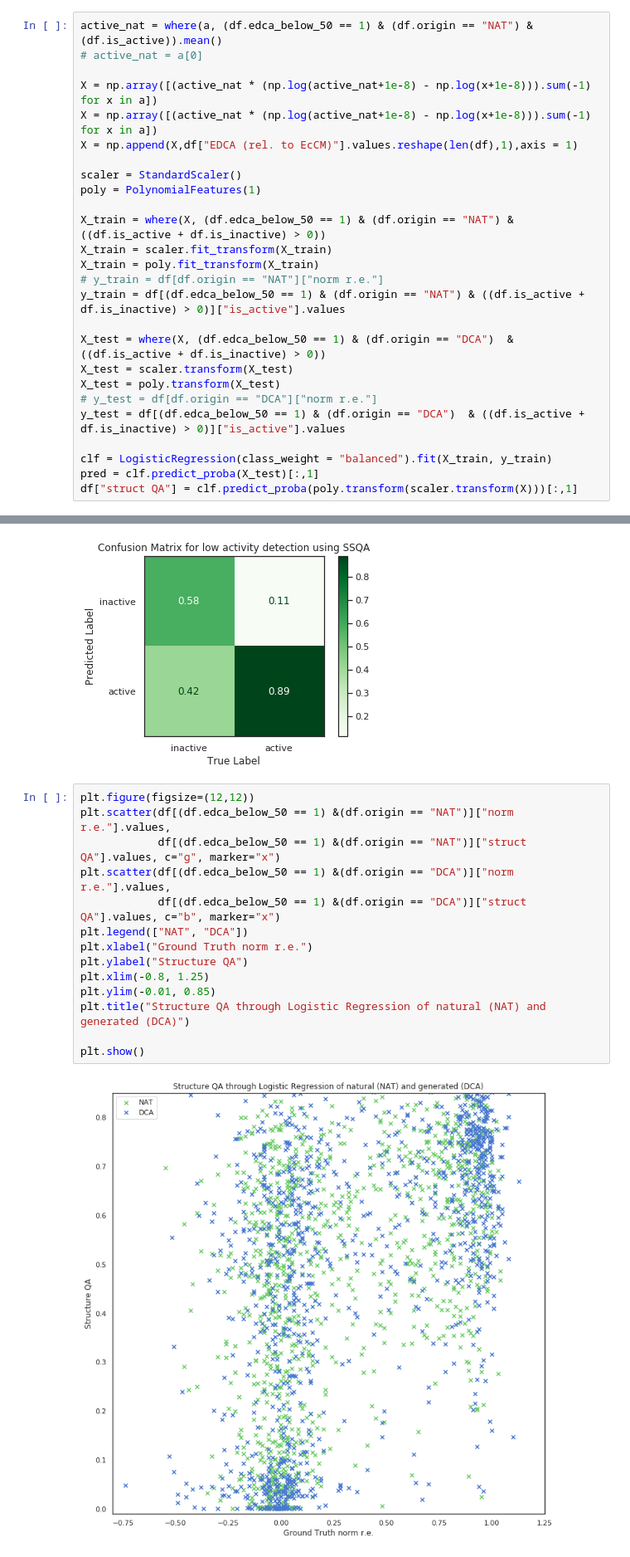
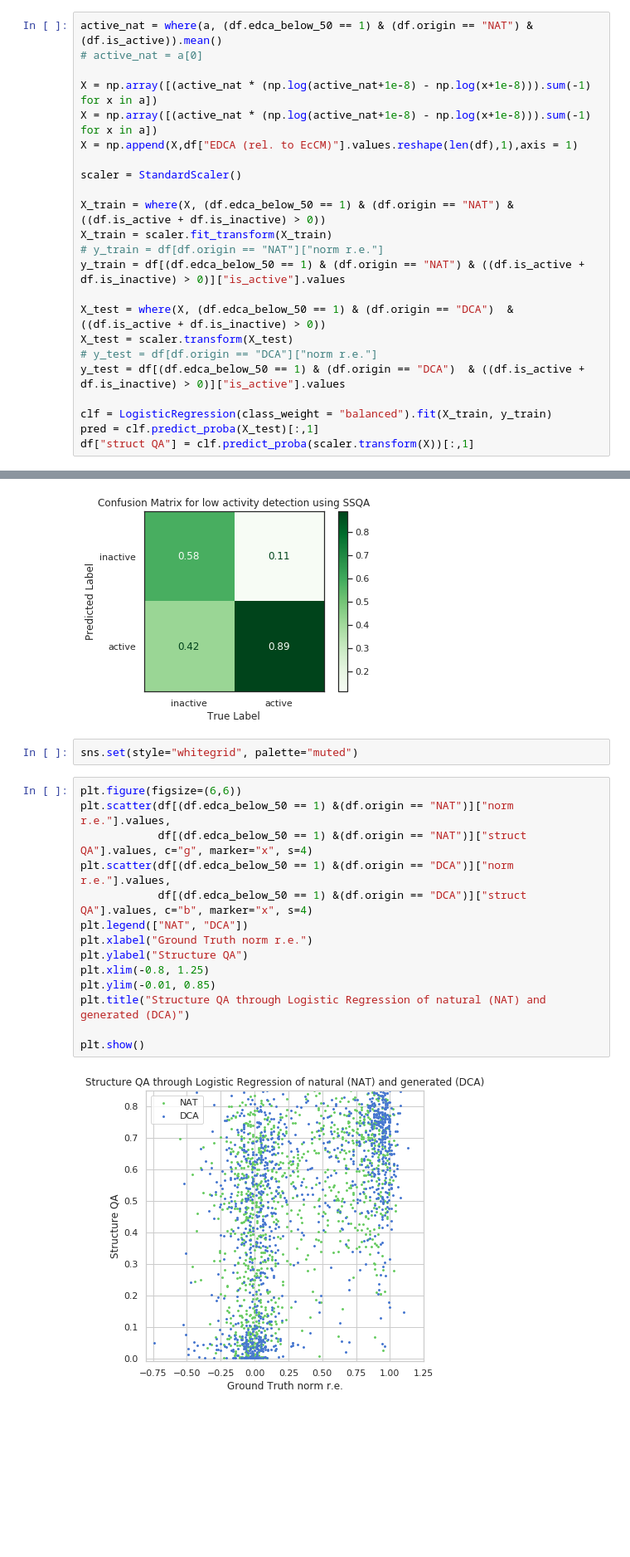
Before and after one commit to CyrilMa/ssqa, a Jupyter notebook: chorismate_mutase.ipynb, the cells around one changed output, grey strips where cells are left out. Shown at 83% size. Drawn from its saved outputs; the diff is of its cells as text; blank space fills up the shorter version.

```diff
--- a/chorismate_mutase.ipynb
+++ b/chorismate_mutase.ipynb
@@ -213,23 +213,20 @@ X = np.array([(active_nat * (np.log(active_nat+1e-8) - np.log(x+1e-8))).sum(-1)
 X = np.append(X,df["EDCA (rel. to EcCM)"].values.reshape(len(df),1),axis = 1)
 
 scaler = StandardScaler()
-poly = PolynomialFeatures(1)
 
 X_train = where(X, (df.edca_below_50 == 1) & (df.origin == "NAT") & ((df.is_active + df.is_inactive) > 0))
 X_train = scaler.fit_transform(X_train)
-X_train = poly.fit_transform(X_train)
 # y_train = df[df.origin == "NAT"]["norm r.e."]
 y_train = df[(df.edca_below_50 == 1) & (df.origin == "NAT") & ((df.is_active + df.is_inactive) > 0)]["is_active"].values
 
 X_test = where(X, (df.edca_below_50 == 1) & (df.origin == "DCA")  & ((df.is_active + df.is_inactive) > 0))
 X_test = scaler.transform(X_test)
-X_test = poly.transform(X_test)
 # y_test = df[df.origin == "DCA"]["norm r.e."]
 y_test = df[(df.edca_below_50 == 1) & (df.origin == "DCA")  & ((df.is_active + df.is_inactive) > 0)]["is_active"].values
 
 clf = LogisticRegression(class_weight = "balanced").fit(X_train, y_train)
 pred = clf.predict_proba(X_test)[:,1]
-df["struct QA"] = clf.predict_proba(poly.transform(scaler.transform(X)))[:,1]
+df["struct QA"] = clf.predict_proba(scaler.transform(X))[:,1]
 # %%
 edca = df[(df.edca_below_50 == 1) &(df.origin == "DCA")  & ((df.is_active + df.is_inactive) > 0)]["EDCA (rel. to EcCM)"].values
 # %% [markdown]
@@ -302,20 +299,22 @@ plt.xlabel("True Label")
 plt.show()
 # %% [output]
 [figure]
+# %%
+sns.set(style="whitegrid", palette="muted")
 # %%
-plt.figure(figsize=(12,12))
+plt.figure(figsize=(6,6))
 plt.scatter(df[(df.edca_below_50 == 1) &(df.origin == "NAT")]["norm r.e."].values,
-            df[(df.edca_below_50 == 1) &(df.origin == "NAT")]["struct QA"].values, c="g", marker="x")
+            df[(df.edca_below_50 == 1) &(df.origin == "NAT")]["struct QA"].values, c="g", marker="x", s=4)
 plt.scatter(df[(df.edca_below_50 == 1) &(df.origin == "DCA")]["norm r.e."].values,
-            df[(df.edca_below_50 == 1) &(df.origin == "DCA")]["struct QA"].values, c="b", marker="x")
+            df[(df.edca_below_50 == 1) &(df.origin == "DCA")]["struct QA"].values, c="b", marker="x", s=4)
 plt.legend(["NAT", "DCA"])
 plt.xlabel("Ground Truth norm r.e.")
 plt.ylabel("Structure QA")
 plt.xlim(-0.8, 1.25)
 plt.ylim(-0.01, 0.85)
 plt.title("Structure QA through Logistic Regression of natural (NAT) and generated (DCA)")
 
 plt.show()
 # %% [output]
-[figure, old version]
+[figure, new version]
 # %%
```
Also changed, not shown: parts of 4 cells of this notebook, 44 other files.
